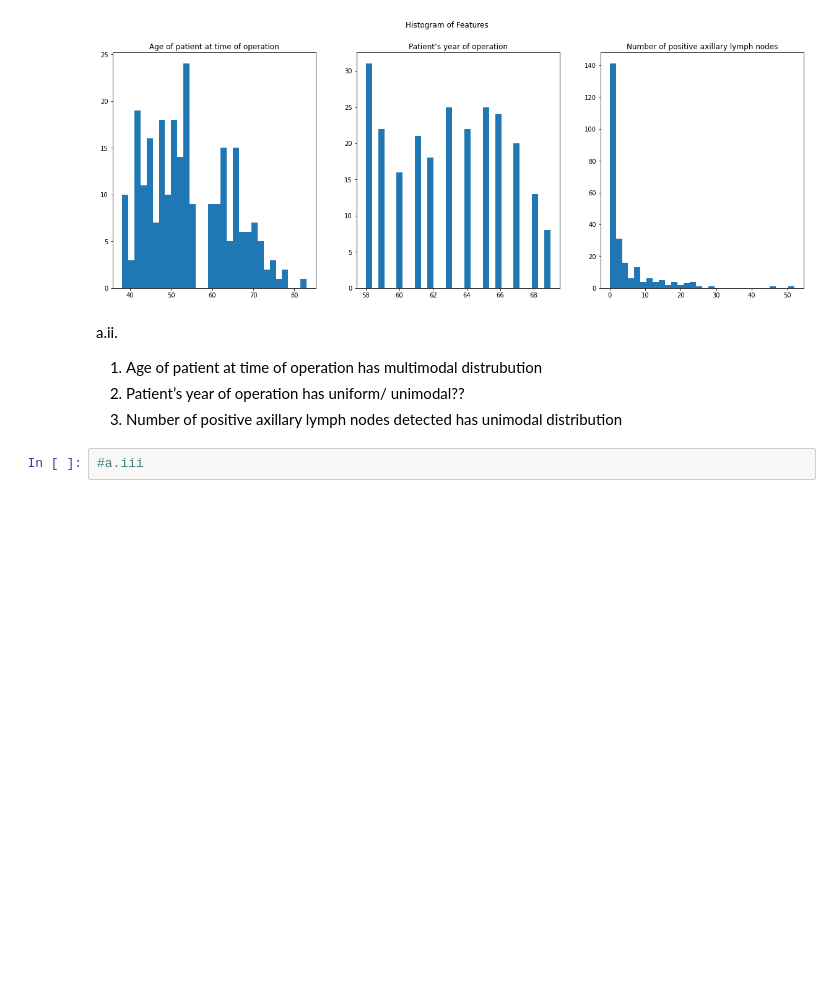
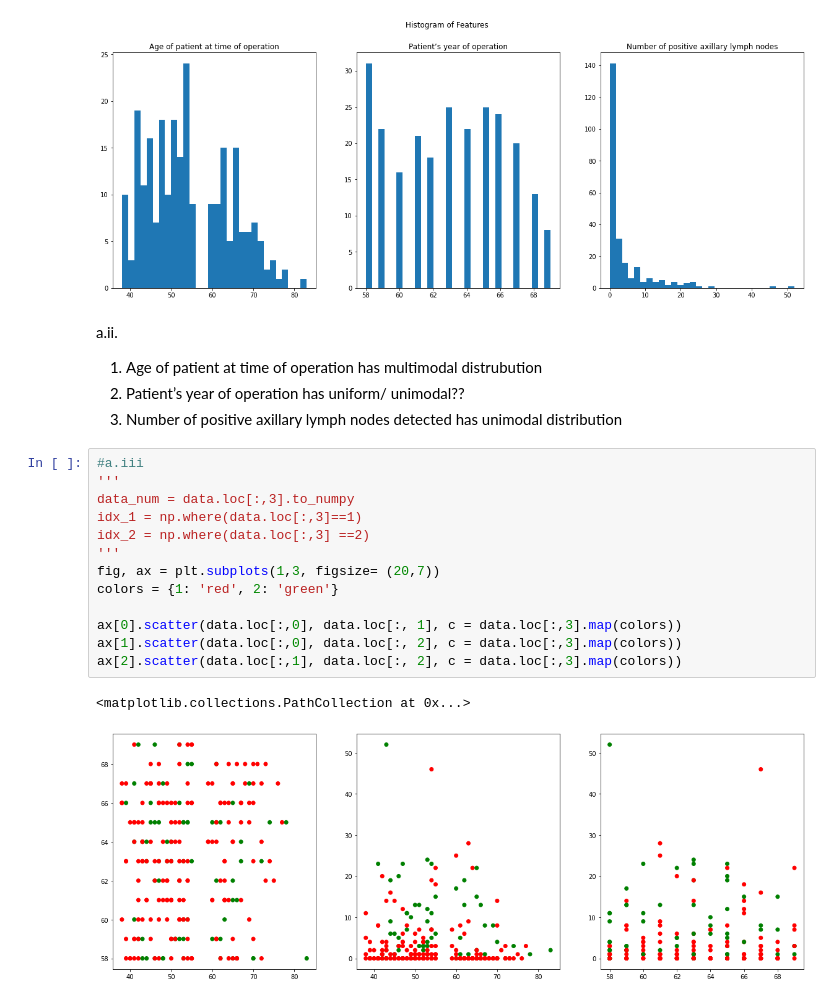
Before and after one commit to adrita23/Machine-Learning-Assignments, a Jupyter notebook: ML_Fall_21_HW1.ipynb, the cells around one changed output. Cells and saved outputs as stored; diff of their text form; blank space fills up the shorter version.

```diff
--- a/ML_Fall_21_HW1.ipynb
+++ b/ML_Fall_21_HW1.ipynb
@@ -70,5 +70,19 @@ a.ii.
 1.  Age of patient at time of operation has multimodal distrubution
 2.  Patient’s year of operation has uniform/ unimodal??
 3.  Number of positive axillary lymph nodes detected has unimodal distribution
-# %%
-#a.iii
+# %%
+#a.iii
+'''
+data_num = data.loc[:,3].to_numpy
+idx_1 = np.where(data.loc[:,3]==1)
+idx_2 = np.where(data.loc[:,3] ==2)
+'''
+fig, ax = plt.subplots(1,3, figsize= (20,7))
+colors = {1: 'red', 2: 'green'}
+
+ax[0].scatter(data.loc[:,0], data.loc[:, 1], c = data.loc[:,3].map(colors))
+ax[1].scatter(data.loc[:,0], data.loc[:, 2], c = data.loc[:,3].map(colors))
+ax[2].scatter(data.loc[:,1], data.loc[:, 2], c = data.loc[:,3].map(colors))
+# %% [output]
+<matplotlib.collections.PathCollection at 0x...>
+[figure, added]
```
Also changed, not shown: parts of 2 cells of this notebook.
